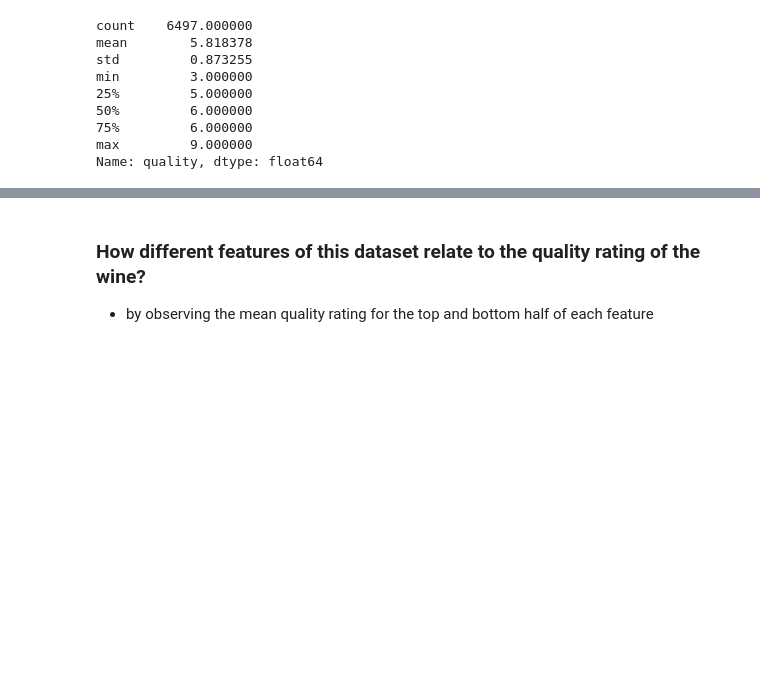
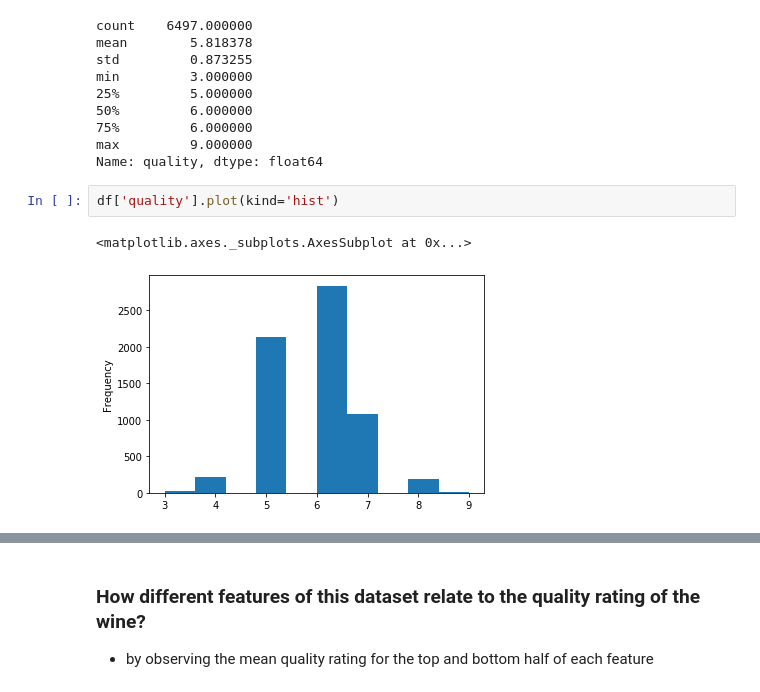
Before and after one commit to anitaguo49/Wine_Quality_Analysis, a Jupyter notebook: Wine_Quality_Analysis.ipynb, the cells around one changed output, grey strips where cells are left out. Cells and saved outputs as stored; diff of their text form; blank space fills up the shorter version.

```diff
--- a/Wine_Quality_Analysis.ipynb
+++ b/Wine_Quality_Analysis.ipynb
@@ -78,3 +78,8 @@ min         3.000000
 75%         6.000000
 max         9.000000
 Name: quality, dtype: float64
+# %%
+df['quality'].plot(kind='hist')
+# %% [output]
+<matplotlib.axes._subplots.AxesSubplot at 0x...>
+[figure, added]
```
Also changed, not shown: parts of 5 cells of this notebook.
